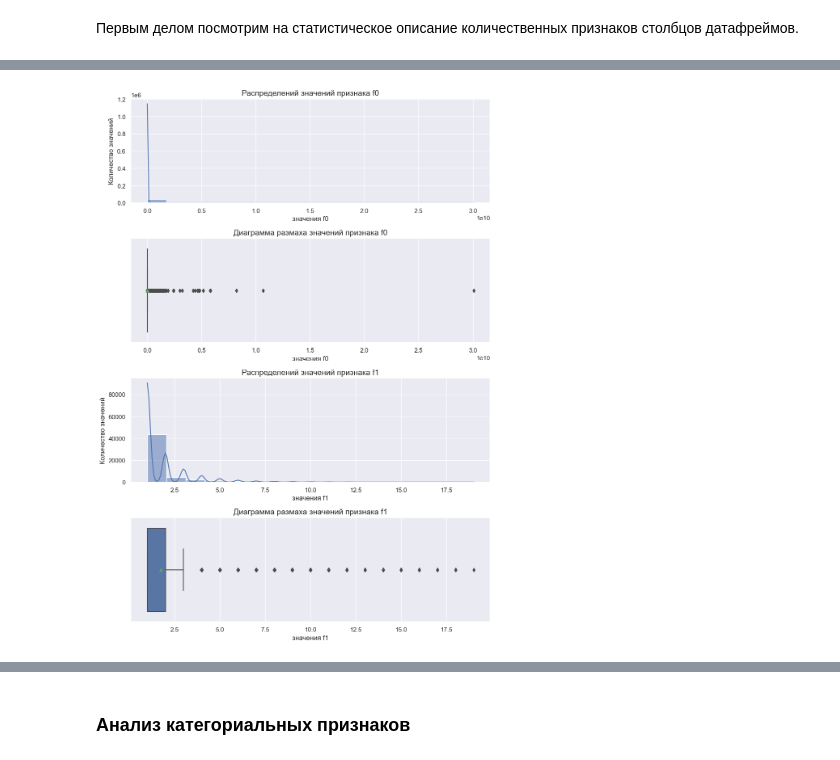
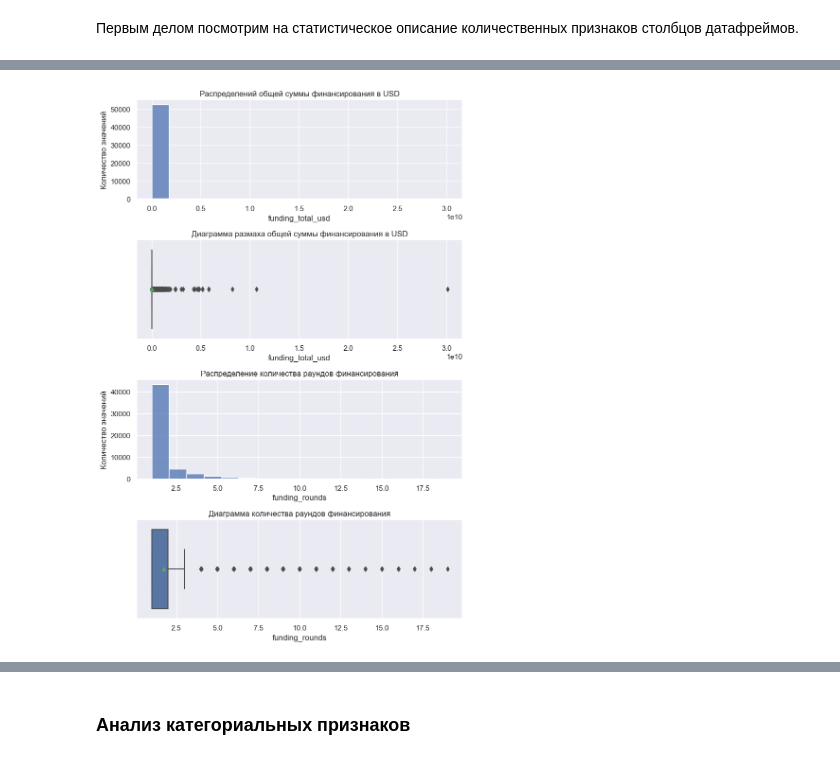
Before and after one commit to kbklxfdn/first_workshop, a Jupyter notebook: Startups.ipynb, the cells around one changed output, grey strips where cells are left out. Saved outputs shown, nothing was run; the diff lists cells and outputs as text; code cells hidden in the pictures.

```diff
--- a/Startups.ipynb
+++ b/Startups.ipynb
@@ -476,0 +733,9 @@ dfs_size(dfs)
+# %%
+# Выводим таблицу для каждого датафрейма выводим таблицу
+j = 0
+
+for df in dfs:
+    print(f'\033[1m{name_dfs[j]}:\033[0m')
+    display(numb_isna(df,False))
+    print('\n\n')
+    j += 1
@@ -526,0 +844,2 @@ lifetime:
+# %%
+dfs[0]['category_list'] = dfs[0]['category_list'].fillna('Unknown')
@@ -526,0 +933,3 @@ lifetime:
+# %%
+dfs[1]['enl_category'] = dfs[0]['category_list'].apply(map_category)
+dfs[1]['enl_category'].nunique()
@@ -594,21 +1023,24 @@ startups_test:
 # %%
-# Функция для построения гистограммы и диаграммы распределения значений
+# функция для построения гистограммы и диаграммы распределения значений
 def plot_hist_box(df,columns,subplots,figsize,bins,title_h,title_b,y_h,x_h,y_b,x_b):
+
+    display(df.describe())
+
     fig, axs = plt.subplots(subplots, 1, figsize=figsize)
 
     j = 0
     i = 0
     for col in columns:
-        # Определение параметров построения гисторграммы
-        sns.histplot(data=df[col], ax=axs[i],bins=bins[j], fill=True, kde=True)
-        axs[i].set_title(title_h[j],fontsize=14)
+        # определение параметров построения гисторграммы
+        sns.histplot(data=df[col], ax=axs[i],bins=bins[j], fill=True)
+        axs[i].set_title(title_h[j],fontsize=12)
         axs[i].set_ylabel(y_h[j])
         axs[i].set_xlabel(x_h[j])
 
-        # Определение параметров построения boxplot
+        # определение параметров построения boxplot
         i += 1
         sns.boxplot(x=df[col],showmeans=True, ax=axs[i])
-        axs[i].set_title(title_b[j],fontsize=14)
+        axs[i].set_title(title_b[j],fontsize=12)
         axs[i].set_ylabel(y_b[j])
         axs[i].set_xlabel(x_b[j])
 
@@ -626,13 +1074,11 @@ subplots = col_numb * 2
 
 # Количество корзин определим по правилу Стёрджеса: число bins равно log2(n) + 1, где n - количество наблюдений
 bins = [round((math.log2(len(dfs[0])) + 1))] * col_numb
-figsize = (10,14)
-title_h = ['Распределений значений признака f0','Распределений значений признака f1','Распределений значений признака f2',
-           'Распределений запаса нефти в скважинах']
-title_b = ['Диаграмма размаха значений признака f0','Диаграмма размаха значений признака f1',
-           'Диаграмма размаха значений признака f2','Диаграмма размаха значений запаса нефти']
+figsize = (8,12)
+title_h = ['Распределений общей суммы финансирования в USD','Распределение количества раундов финансирования','Распределение года основания стартапов']
+title_b = ['Диаграмма размаха общей суммы финансирования в USD','Диаграмма количества раундов финансирования','Диаграмма размаха лет основания стартапов']
 y = ['Количество значений'] * col_numb
-x = ['значения f0','значения f1','значения f2','запас нефти']
+x = ['funding_total_usd','funding_rounds','year']
 y_b = [''] * col_numb
 
 # Строим графики
@@ -641 +1096 @@ plot_hist_box(df,columns,subplots,figsize,bins,title_h,title_b,y,x,y_b,x)
-[figure, old version]
+[figure, new version]
```
Also changed, not shown: parts of 179 cells of this notebook.
